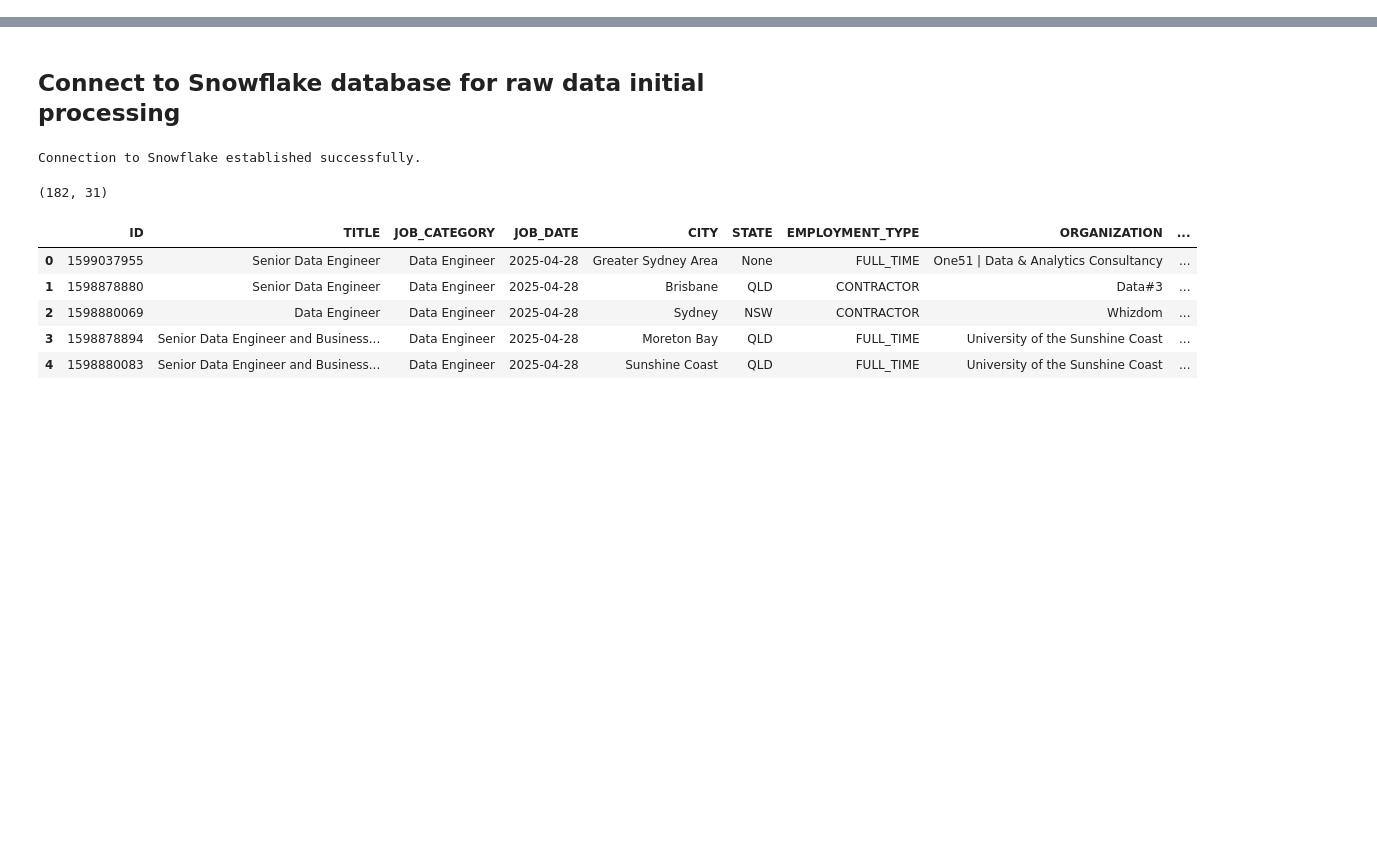
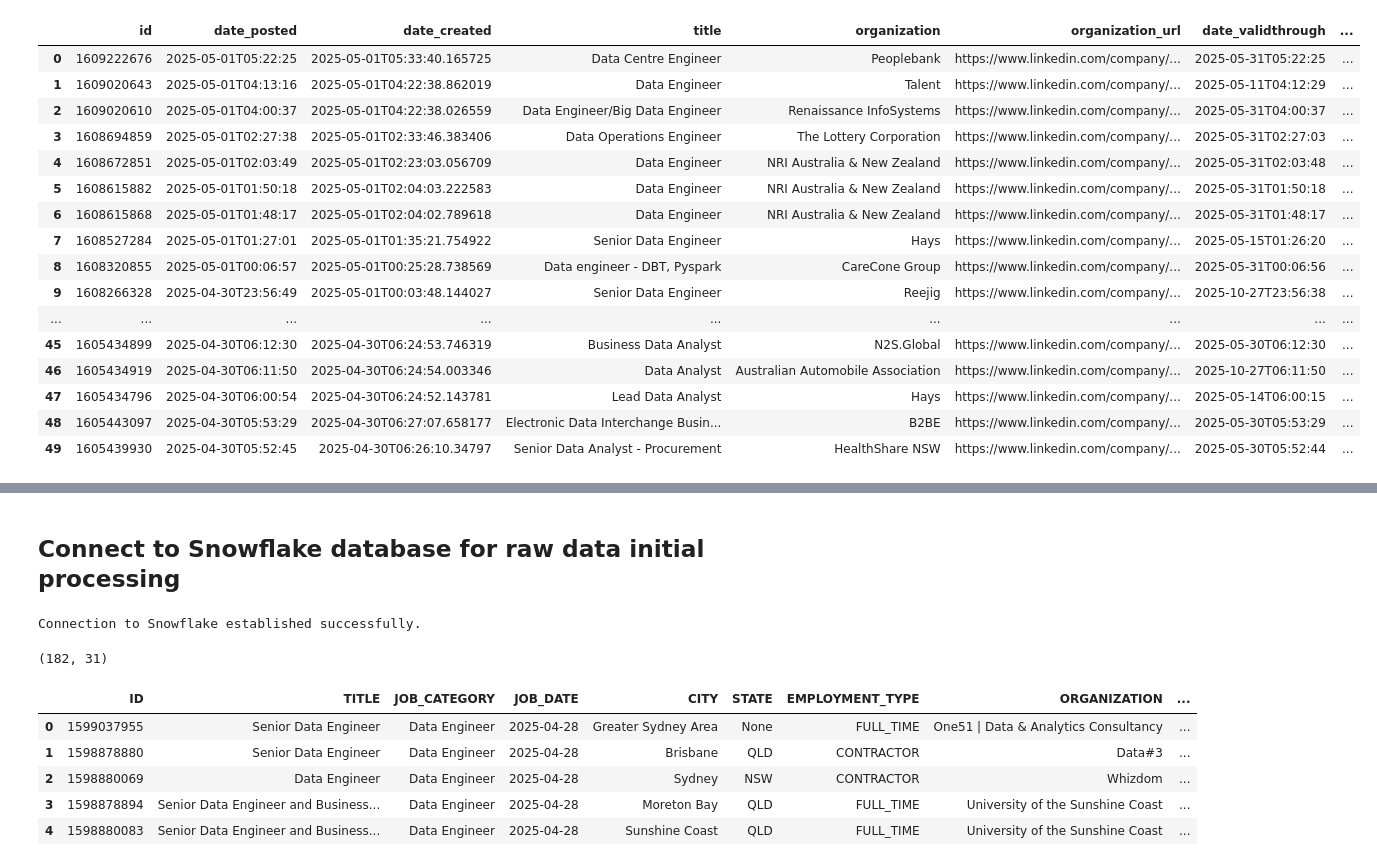
Before and after one commit to nikki099/lewagon_data_engineering_final_delivery, a Jupyter notebook: linkedin_api_data_extraction/linkedin_api_raw_data.ipynb, the cells around one changed output, grey strips where cells are left out. Cells and saved outputs as stored; diff of their text form; code cells hidden in the pictures; blank space fills up the shorter version.

Commit message:
city, state, seniority solutions

```diff
--- a/linkedin_api_data_extraction/linkedin_api_raw_data.ipynb
+++ b/linkedin_api_data_extraction/linkedin_api_raw_data.ipynb
@@ -22,49 +22,50 @@ rapidapi_key = os.getenv('RAPIDAPI_KEY')
 rapidapi_host = "linkedin-job-search-api.p.rapidapi.com"
 snowflake_password = os.getenv('SNOWFLAKE_PASSWORD')
 # %%
-# def extract_linkedin_job_data():
+def extract_linkedin_job_data():
 
-#     headers = {
-#         'x-rapidapi-key': rapidapi_key,
-#         'x-rapidapi-host': rapidapi_host
-#     }
+    headers = {
+        'x-rapidapi-key': rapidapi_key,
+        'x-rapidapi-host': rapidapi_host
+    }
 
-#     location = "Australia"
-#     limit = 100
-#     offset = 0
-#     titles = ["Data Engineer" , "Data Scientist", "Data Analyst"]
+    location = "Australia"
+    limit = 100
+    offset = 0
+    titles = ["Data Engineer" , "Data Scientist", "Data Analyst"]
 
-#     df_daily_all = pd.DataFrame()
+    df_daily_all = pd.DataFrame()
 
-#     for title_filter in titles:
+    for title_filter in titles:
 
-#         #URL code the title filter and location filter
-#         title_encoded=urllib.parse.quote(title_filter)
-#         location_encoded=urllib.parse.quote(location)
+        #URL code the title filter and location filter
+        title_encoded=urllib.parse.quote(title_filter)
+        location_encoded=urllib.parse.quote(location)
 
-#         #API endpoint 7day data query
-#         #base_url = f"/active-jb-7d?limit={limit}&offset={offset}&title_filter={title_encoded}&location_filter={location_encoded}"
+        #API endpoint 7day data query
+        #base_url = f"/active-jb-7d?limit={limit}&offset={offset}&title_filter={title_encoded}&location_filter={location_encoded}"
 
-#         #API endpoint last 24 hour data query
-#         base_url = f"/active-jb-24h?limit={limit}&offset={offset}&title_filter={title_encoded}&location_filter={location_encoded}"
-#         url =  f"https://{rapidapi_host}{base_url}"
+        #API endpoint last 24 hour data query
+        base_url = f"/active-jb-24h?limit={limit}&offset={offset}&title_filter={title_encoded}&location_filter={location_encoded}"
+        url =  f"https://{rapidapi_host}{base_url}"
 
 
-#         response = requests.get(url, headers=headers)
+        response = requests.get(url, headers=headers)
 
-#         if response.status_code == 200:
-#             data = response.json()
-#             # Convert the JSON data to a DataFrame
-#             df_daily = json_normalize(data)
-#             df_daily['job_category'] = title_filter
-#             print(title_filter, df_daily.shape)
-#             df_daily_all = pd.concat([df_daily_all, df_daily], ignore_index=True)
+        if response.status_code == 200:
+            data = response.json()
+            # Convert the JSON data to a DataFrame
+            df_daily = json_normalize(data)
+            df_daily['job_category'] = title_filter
+            print(title_filter, df_daily.shape)
+            df_daily_all = pd.concat([df_daily_all, df_daily], ignore_index=True)
 
 
-#         else:
-#             print(f"Error: {response.status_code}")
+        else:
+            print(f"Error: {response.status_code}")
 
-#     return df_daily_all
+    return df_daily_all
 
-# df_daily_all = extract_linkedin_job_data()
-# df_daily_all
+df_daily_all = extract_linkedin_job_data()
+df_daily_all
+# %% [output]
@@ -70,0 +75,17 @@ snowflake_password = os.getenv('SNOWFLAKE_PASSWORD')
+|  | id | date_posted | date_created | title | organization | organization_url | date_validthrough | ... |
+| 0 | 1609222676 | 2025-05-01T05:22:25 | 2025-05-01T05:33:40.165725 | Data Centre Engineer | Peoplebank | https://www.linkedin.com/company/... | 2025-05-31T05:22:25 | ... |
+| 1 | 1609020643 | 2025-05-01T04:13:16 | 2025-05-01T04:22:38.862019 | Data Engineer | Talent | https://www.linkedin.com/company/... | 2025-05-11T04:12:29 | ... |
+| 2 | 1609020610 | 2025-05-01T04:00:37 | 2025-05-01T04:22:38.026559 | Data Engineer/Big Data Engineer | Renaissance InfoSystems | https://www.linkedin.com/company/... | 2025-05-31T04:00:37 | ... |
+| 3 | 1608694859 | 2025-05-01T02:27:38 | 2025-05-01T02:33:46.383406 | Data Operations Engineer | The Lottery Corporation | https://www.linkedin.com/company/... | 2025-05-31T02:27:03 | ... |
+| 4 | 1608672851 | 2025-05-01T02:03:49 | 2025-05-01T02:23:03.056709 | Data Engineer | NRI Australia & New Zealand | https://www.linkedin.com/company/... | 2025-05-31T02:03:48 | ... |
+| 5 | 1608615882 | 2025-05-01T01:50:18 | 2025-05-01T02:04:03.222583 | Data Engineer | NRI Australia & New Zealand | https://www.linkedin.com/company/... | 2025-05-31T01:50:18 | ... |
+| 6 | 1608615868 | 2025-05-01T01:48:17 | 2025-05-01T02:04:02.789618 | Data Engineer | NRI Australia & New Zealand | https://www.linkedin.com/company/... | 2025-05-31T01:48:17 | ... |
+| 7 | 1608527284 | 2025-05-01T01:27:01 | 2025-05-01T01:35:21.754922 | Senior Data Engineer | Hays | https://www.linkedin.com/company/... | 2025-05-15T01:26:20 | ... |
+| 8 | 1608320855 | 2025-05-01T00:06:57 | 2025-05-01T00:25:28.738569 | Data engineer - DBT, Pyspark | CareCone Group | https://www.linkedin.com/company/... | 2025-05-31T00:06:56 | ... |
+| 9 | 1608266328 | 2025-04-30T23:56:49 | 2025-05-01T00:03:48.144027 | Senior Data Engineer | Reejig | https://www.linkedin.com/company/... | 2025-10-27T23:56:38 | ... |
+| ... | ... | ... | ... | ... | ... | ... | ... | ... |
+| 45 | 1605434899 | 2025-04-30T06:12:30 | 2025-04-30T06:24:53.746319 | Business Data Analyst | N2S.Global | https://www.linkedin.com/company/... | 2025-05-30T06:12:30 | ... |
+| 46 | 1605434919 | 2025-04-30T06:11:50 | 2025-04-30T06:24:54.003346 | Data Analyst | Australian Automobile Association | https://www.linkedin.com/company/... | 2025-10-27T06:11:50 | ... |
+| 47 | 1605434796 | 2025-04-30T06:00:54 | 2025-04-30T06:24:52.143781 | Lead Data Analyst | Hays | https://www.linkedin.com/company/... | 2025-05-14T06:00:15 | ... |
+| 48 | 1605443097 | 2025-04-30T05:53:29 | 2025-04-30T06:27:07.658177 | Electronic Data Interchange Busin... | B2BE | https://www.linkedin.com/company/... | 2025-05-30T05:53:29 | ... |
+| 49 | 1605439930 | 2025-04-30T05:52:45 | 2025-04-30T06:26:10.34797 | Senior Data Analyst - Procurement | HealthShare NSW | https://www.linkedin.com/company/... | 2025-05-30T05:52:44 | ... |
```
Also changed, not shown: parts of 17 cells of this notebook, 4 other files.
